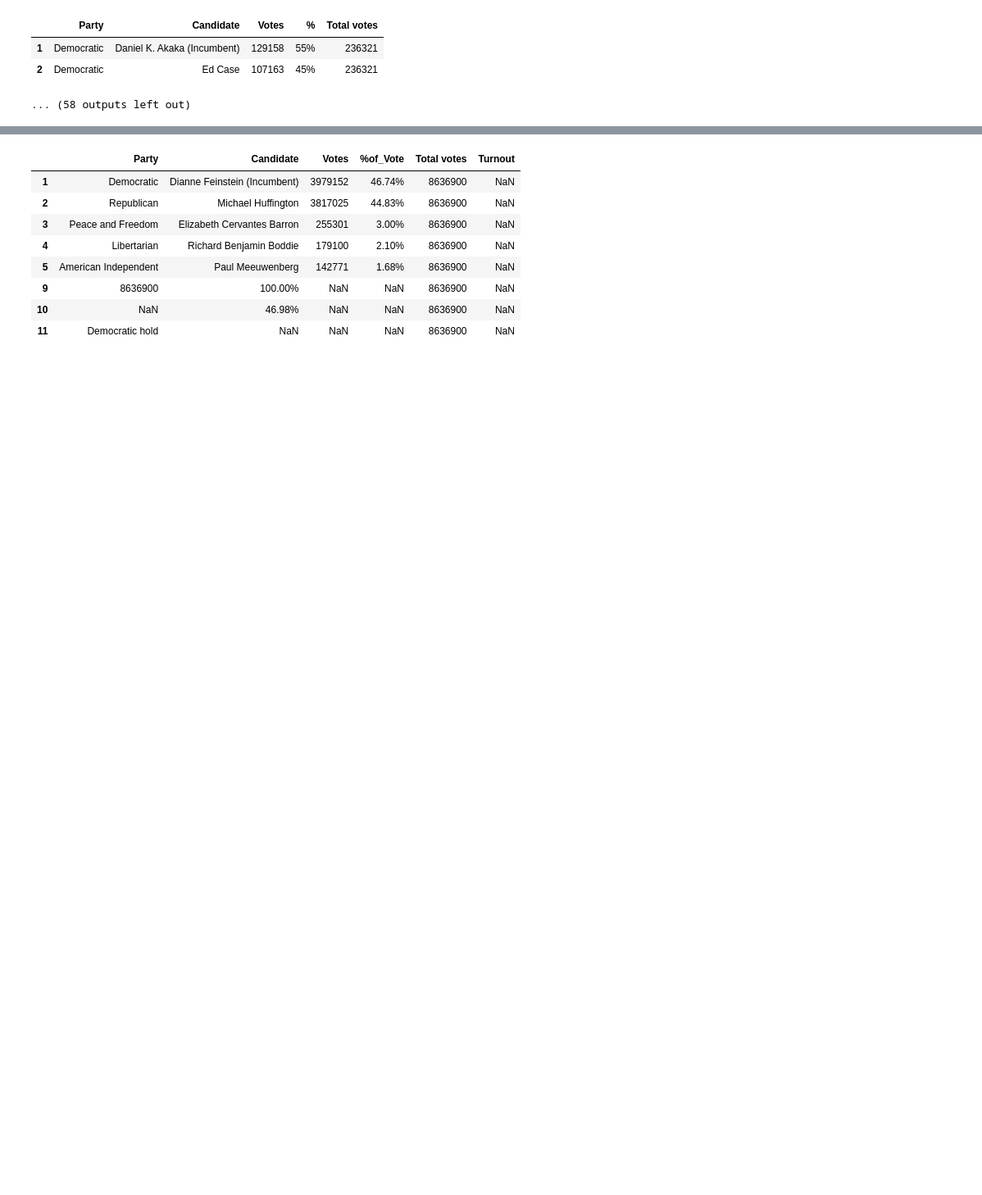
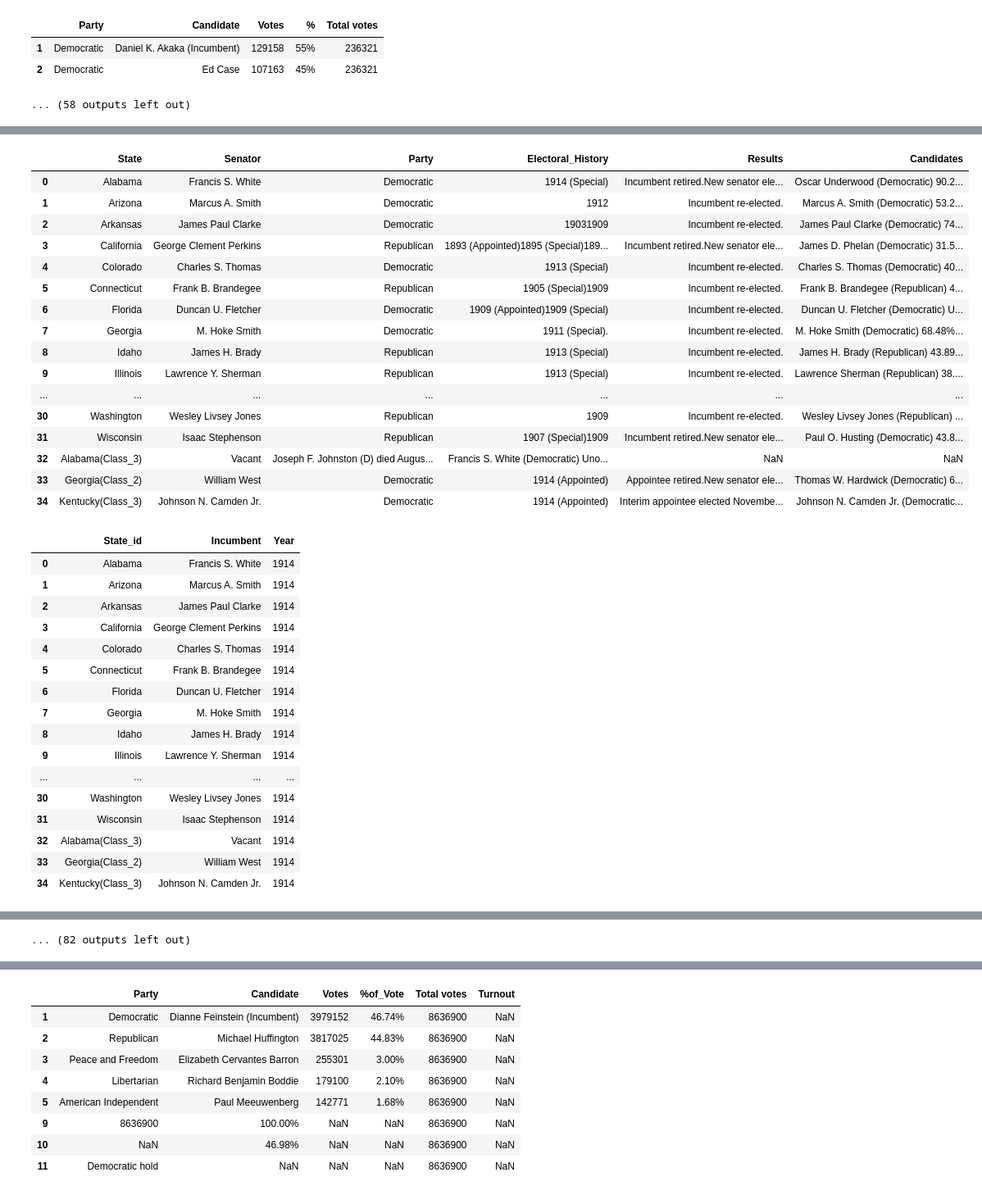
Before and after one commit to dfuller22/US_Senate_Election_Predictor, a Jupyter notebook: Playground.ipynb, the cells around one changed output, grey strips where cells are left out. Shown at 82% size. Cells and saved outputs as stored; diff of their text form; code cells hidden in the pictures; blank space fills up the shorter version.

```diff
--- a/Playground.ipynb
+++ b/Playground.ipynb
@@ -698,0 +800,40 @@ def st_election_formatter(df):
+# %%
+for year in yr_sum_dict:
+    coll = yr_sum_dict[year]
+    for tab in coll:
+        display(tab)
+# %% [output]
+|  | State | Senator | Party | Electoral_History | Results | Candidates |
+| 0 | Alabama | Francis S. White | Democratic | 1914 (Special) | Incumbent retired.New senator ele... | Oscar Underwood (Democratic) 90.2... |
+| 1 | Arizona | Marcus A. Smith | Democratic | 1912 | Incumbent re-elected. | Marcus A. Smith (Democratic) 53.2... |
+| 2 | Arkansas | James Paul Clarke | Democratic | 19031909 | Incumbent re-elected. | James Paul Clarke (Democratic) 74... |
+| 3 | California | George Clement Perkins | Republican | 1893 (Appointed)1895 (Special)189... | Incumbent retired.New senator ele... | James D. Phelan (Democratic) 31.5... |
+| 4 | Colorado | Charles S. Thomas | Democratic | 1913 (Special) | Incumbent re-elected. | Charles S. Thomas (Democratic) 40... |
+| 5 | Connecticut | Frank B. Brandegee | Republican | 1905 (Special)1909 | Incumbent re-elected. | Frank B. Brandegee (Republican) 4... |
+| 6 | Florida | Duncan U. Fletcher | Democratic | 1909 (Appointed)1909 (Special) | Incumbent re-elected. | Duncan U. Fletcher (Democratic) U... |
+| 7 | Georgia | M. Hoke Smith | Democratic | 1911 (Special). | Incumbent re-elected. | M. Hoke Smith (Democratic) 68.48%... |
+| 8 | Idaho | James H. Brady | Republican | 1913 (Special) | Incumbent re-elected. | James H. Brady (Republican) 43.89... |
+| 9 | Illinois | Lawrence Y. Sherman | Republican | 1913 (Special) | Incumbent re-elected. | Lawrence Sherman (Republican) 38.... |
+| ... | ... | ... | ... | ... | ... | ... |
+| 30 | Washington | Wesley Livsey Jones | Republican | 1909 | Incumbent re-elected. | Wesley Livsey Jones (Republican) ... |
+| 31 | Wisconsin | Isaac Stephenson | Republican | 1907 (Special)1909 | Incumbent retired.New senator ele... | Paul O. Husting (Democratic) 43.8... |
+| 32 | Alabama(Class_3) | Vacant | Joseph F. Johnston (D) died Augus... | Francis S. White (Democratic) Uno... | NaN | NaN |
+| 33 | Georgia(Class_2) | William West | Democratic | 1914 (Appointed) | Appointee retired.New senator ele... | Thomas W. Hardwick (Democratic) 6... |
+| 34 | Kentucky(Class_3) | Johnson N. Camden Jr. | Democratic | 1914 (Appointed) | Interim appointee elected Novembe... | Johnson N. Camden Jr. (Democratic... |
+|  | State_id | Incumbent | Year |
+| 0 | Alabama | Francis S. White | 1914 |
+| 1 | Arizona | Marcus A. Smith | 1914 |
+| 2 | Arkansas | James Paul Clarke | 1914 |
+| 3 | California | George Clement Perkins | 1914 |
+| 4 | Colorado | Charles S. Thomas | 1914 |
+| 5 | Connecticut | Frank B. Brandegee | 1914 |
+| 6 | Florida | Duncan U. Fletcher | 1914 |
+| 7 | Georgia | M. Hoke Smith | 1914 |
+| 8 | Idaho | James H. Brady | 1914 |
+| 9 | Illinois | Lawrence Y. Sherman | 1914 |
+| ... | ... | ... | ... |
+| 30 | Washington | Wesley Livsey Jones | 1914 |
+| 31 | Wisconsin | Isaac Stephenson | 1914 |
+| 32 | Alabama(Class_3) | Vacant | 1914 |
+| 33 | Georgia(Class_2) | William West | 1914 |
+| 34 | Kentucky(Class_3) | Johnson N. Camden Jr. | 1914 |
@@ -698,0 +1010 @@ def st_election_formatter(df):
+... (82 outputs left out)
```
Also changed, not shown: parts of 19 cells of this notebook.
